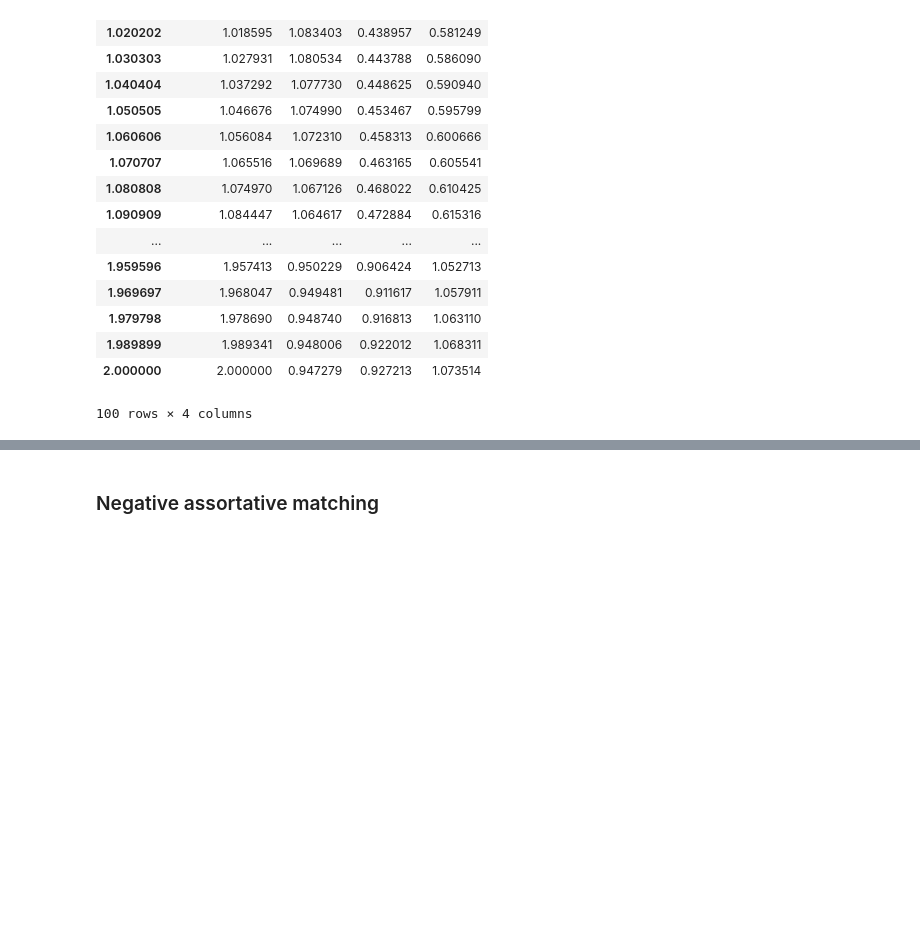
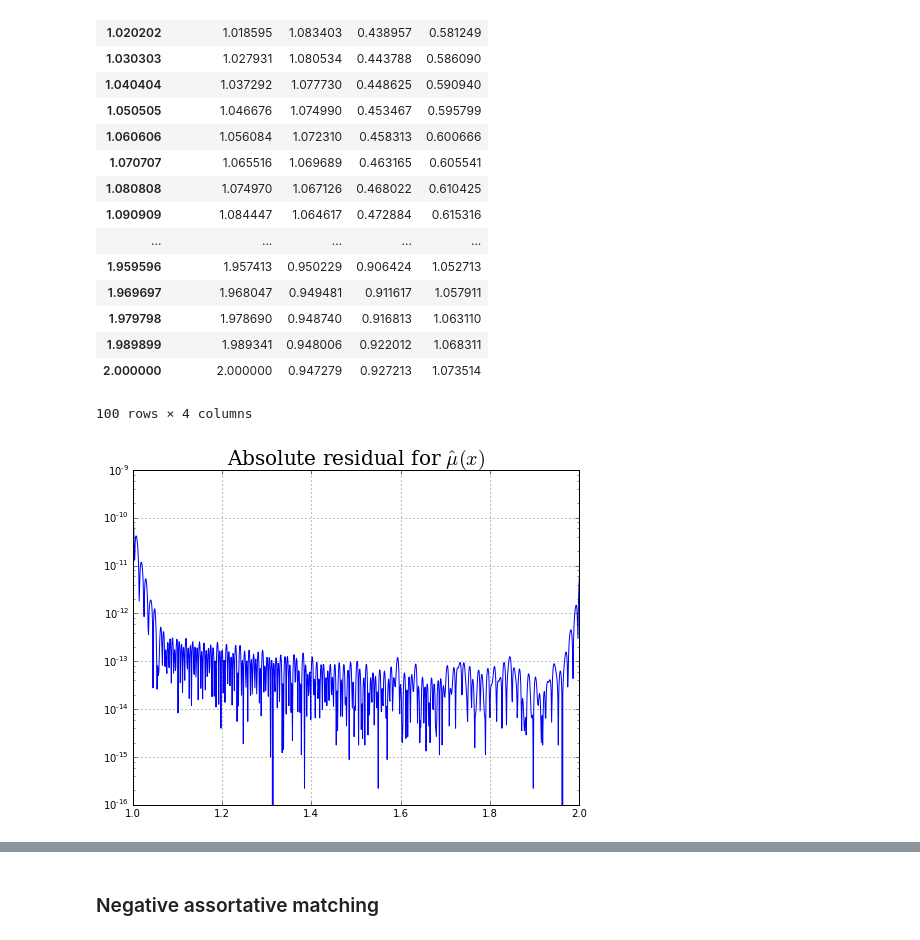
Before and after one commit to davidrpugh/assortative-matching-large-firms, a Jupyter notebook: examples.ipynb, the cells around one changed output, grey strips where cells are left out. Saved outputs shown, nothing was run; the diff lists cells and outputs as text; code cells hidden in the pictures; blank space fills up the shorter version.

Commit message:
Working code for computing and plotting the residuals for the shooting solver.

```diff
--- a/examples.ipynb
+++ b/examples.ipynb
@@ -129,3 +113,27 @@ solver.solution
 | 1.989899 | 1.989341 | 0.948006 | 0.922012 | 1.068311 |
 | 2.000000 | 2.000000 | 0.947279 | 0.927213 | 1.073514 |
 100 rows × 4 columns
+# %%
+def plot_residual_mu(ax, x, deg, normed=False):
+    residual = solver.evaluate_residual(x, k=deg)
+    residual_mu_line, = ax.plot(x, residual_mu)
+    ax.set_xlim(solver.model.workers.lower, solver.model.workers.upper)
+    ax.set_yscale('log')
+    ax.grid('on')
+
+    return [residual_mu_line]
+
+def plot_residual_theta(ax, x, deg, normed=False):
+    residual = solver.evaluate_residual(x, k=deg)
+    residual_theta, = ax.plot(x, np.abs(residual[:,1]))
+    ax.set_xlim(solver.model.workers.lower, solver.model.workers.upper)
+    ax.set_yscale('log')
+    ax.grid('on')
+
+    return [residual_theta]
+# %%
+fig, ax = plt.subplots(1,1, figsize=(8,6))
+plot_residual_mu(ax, np.linspace(1, 2, 1000), deg=5)
+plt.show()
+# %% [output]
+[figure, added]
```
Also changed, not shown: parts of 4 cells of this notebook, 1 other file.
